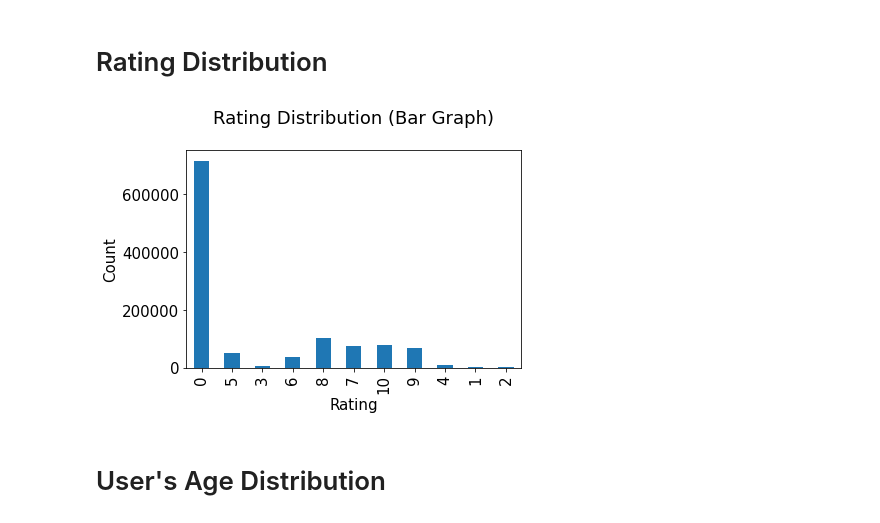
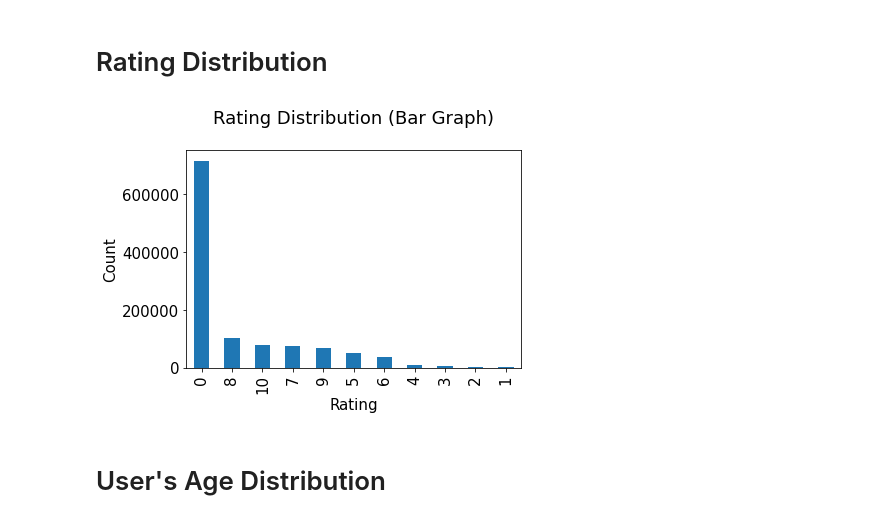
Before and after one commit to GNDEC-Minor-Project-KGJ/book-recommendation-system, a Jupyter notebook: Collaborative Filtering (KNN).ipynb, the cells around one changed output. Drawn from its saved outputs; the diff is of its cells as text; code cells hidden in the pictures.

```diff
--- a/Collaborative Filtering (KNN).ipynb
+++ b/Collaborative Filtering (KNN).ipynb
@@ -84,14 +84,14 @@ Cols are -  ['userID', 'ISBN', 'bookRating']
 # Rating Distribution
 # %%
 plt.rc('font', size = 15)
-ratings.bookRating.value_counts(sort = False).plot(kind = 'bar')
+ratings.bookRating.value_counts(sort = True).plot(kind = 'bar')
 plt.title("Rating Distribution (Bar Graph)\n")
 plt.xlabel('Rating')
 plt.ylabel('Count')
 plt.savefig('./figures/rating-distribution.png', bbox_inches = 'tight')
 plt.show()
 # %% [output]
-[figure, old version]
+[figure, new version]
 # %% [markdown]
 # User's Age Distribution
 # %%
```
Also changed, not shown: parts of 10 cells of this notebook.
